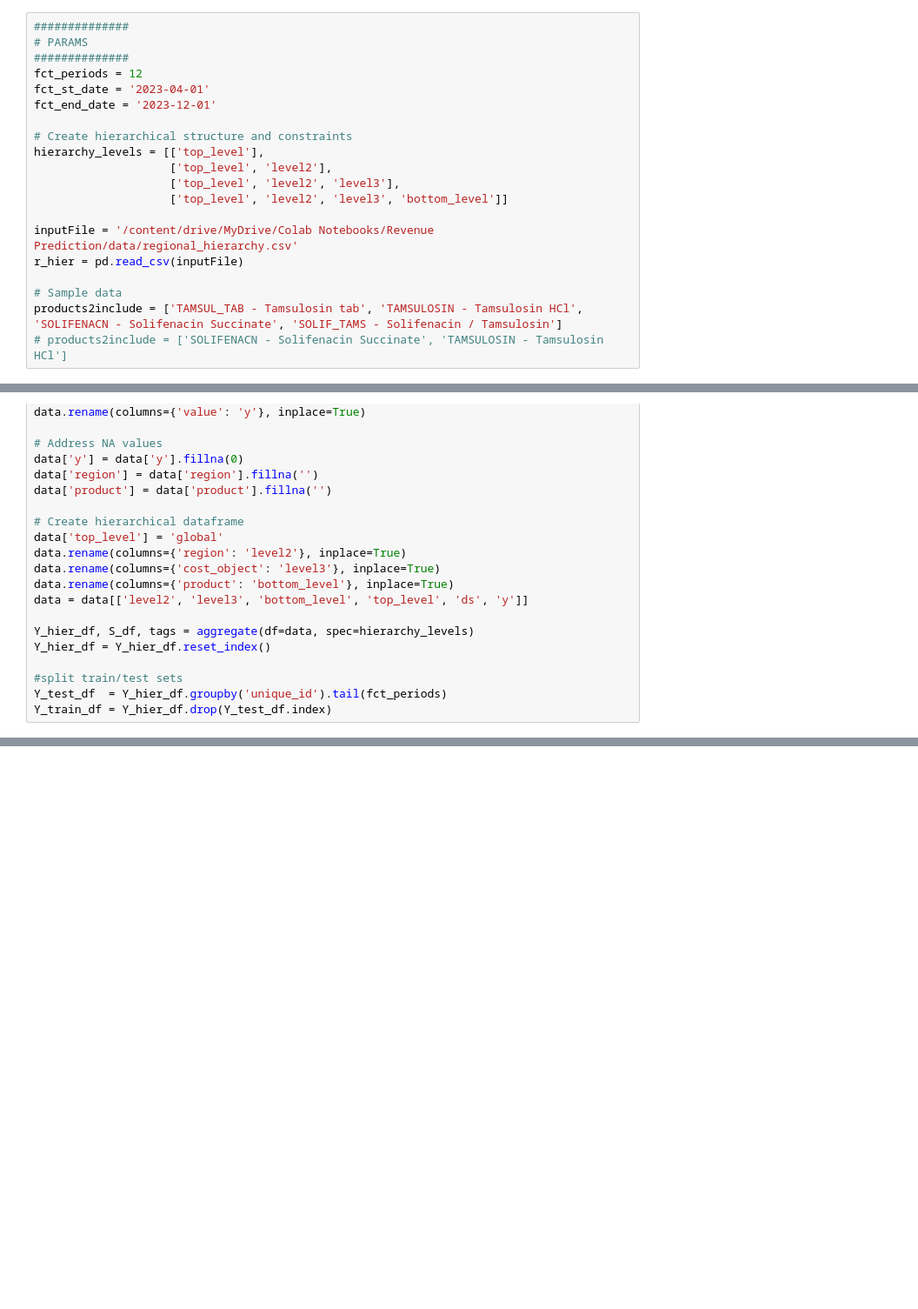
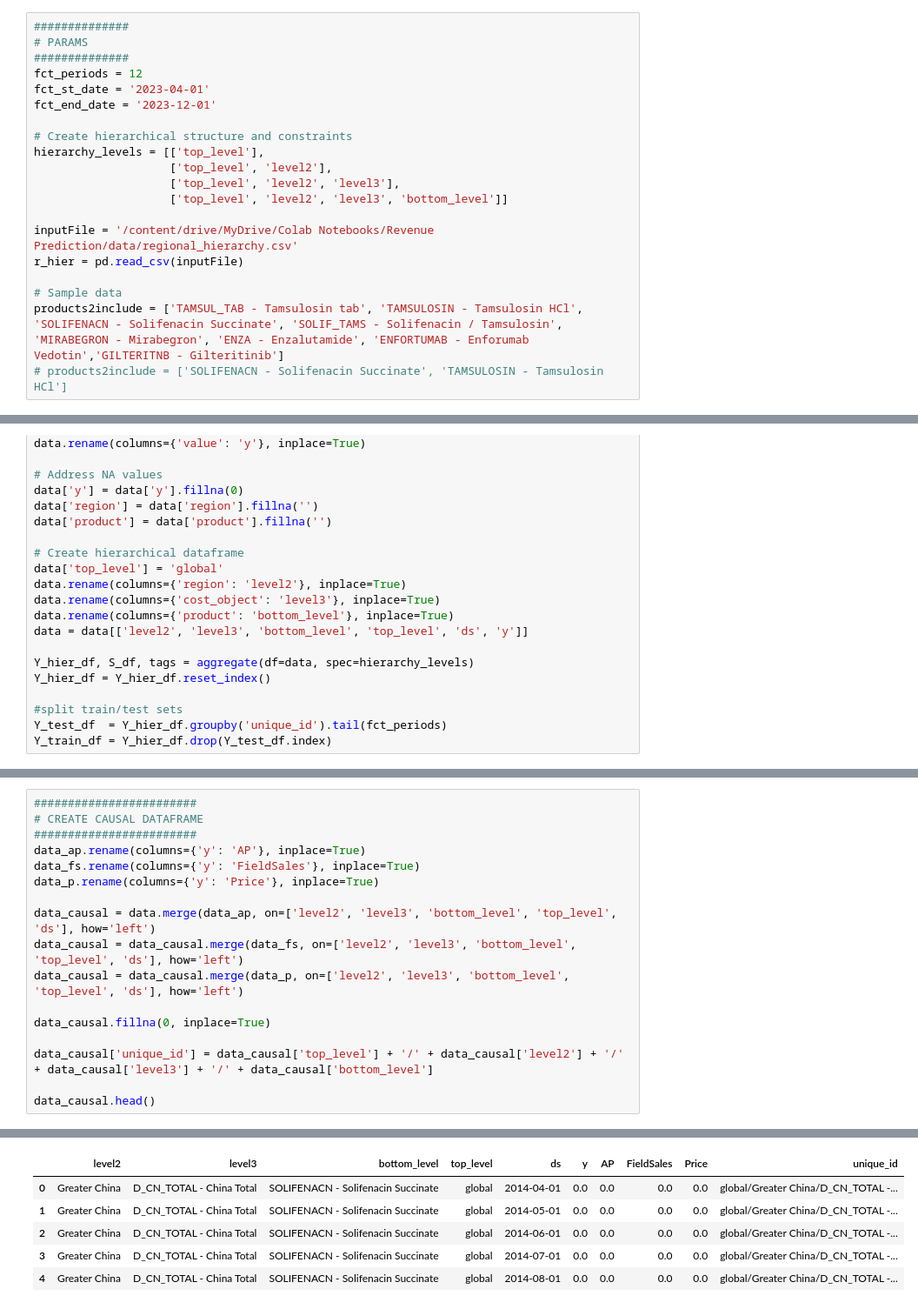
Before and after one commit to achett/Hierarchical-Model, a Jupyter notebook: Bayesian_Hierarchical_Model.ipynb, the cells around one changed output, grey strips where cells are left out. Shown at 87% size. Cells and saved outputs as stored; diff of their text form; blank space fills up the shorter version.

Commit message:
Includes AP, Field Sales and a ARIMAX model

```diff
--- a/Bayesian_Hierarchical_Model.ipynb
+++ b/Bayesian_Hierarchical_Model.ipynb
@@ -67,7 +90,7 @@ inputFile = '/content/drive/MyDrive/Colab Notebooks/Revenue Prediction/data/regi
 r_hier = pd.read_csv(inputFile)
 
 # Sample data
-products2include = ['TAMSUL_TAB - Tamsulosin tab', 'TAMSULOSIN - Tamsulosin HCl', 'SOLIFENACN - Solifenacin Succinate', 'SOLIF_TAMS - Solifenacin / Tamsulosin']
+products2include = ['TAMSUL_TAB - Tamsulosin tab', 'TAMSULOSIN - Tamsulosin HCl', 'SOLIFENACN - Solifenacin Succinate', 'SOLIF_TAMS - Solifenacin / Tamsulosin', 'MIRABEGRON - Mirabegron', 'ENZA - Enzalutamide', 'ENFORTUMAB - Enforumab Vedotin','GILTERITNB - Gilteritinib']
 # products2include = ['SOLIFENACN - Solifenacin Succinate', 'TAMSULOSIN - Tamsulosin HCl']
 # %%
 ##############
@@ -269,0 +315,18 @@ timegpt_fcst_ex_vars_df.head()
+# %%
+########################
+# CREATE CAUSAL DATAFRAME
+########################
+data_ap.rename(columns={'y': 'AP'}, inplace=True)
+data_fs.rename(columns={'y': 'FieldSales'}, inplace=True)
+data_p.rename(columns={'y': 'Price'}, inplace=True)
+
+data_causal = data.merge(data_ap, on=['level2', 'level3', 'bottom_level', 'top_level', 'ds'], how='left')
+data_causal = data_causal.merge(data_fs, on=['level2', 'level3', 'bottom_level', 'top_level', 'ds'], how='left')
+data_causal = data_causal.merge(data_p, on=['level2', 'level3', 'bottom_level', 'top_level', 'ds'], how='left')
+
+data_causal.fillna(0, inplace=True)
+
+data_causal['unique_id'] = data_causal['top_level'] + '/' + data_causal['level2'] + '/' + data_causal['level3'] + '/' + data_causal['bottom_level']
+
+data_causal.head()
+# %% [output]
@@ -269,0 +341,6 @@ timegpt_fcst_ex_vars_df.head()
+|  | level2 | level3 | bottom_level | top_level | ds | y | AP | FieldSales | Price | unique_id |
+| 0 | Greater China | D_CN_TOTAL - China Total | SOLIFENACN - Solifenacin Succinate | global | 2014-04-01 | 0.0 | 0.0 | 0.0 | 0.0 | global/Greater China/D_CN_TOTAL -... |
+| 1 | Greater China | D_CN_TOTAL - China Total | SOLIFENACN - Solifenacin Succinate | global | 2014-05-01 | 0.0 | 0.0 | 0.0 | 0.0 | global/Greater China/D_CN_TOTAL -... |
+| 2 | Greater China | D_CN_TOTAL - China Total | SOLIFENACN - Solifenacin Succinate | global | 2014-06-01 | 0.0 | 0.0 | 0.0 | 0.0 | global/Greater China/D_CN_TOTAL -... |
+| 3 | Greater China | D_CN_TOTAL - China Total | SOLIFENACN - Solifenacin Succinate | global | 2014-07-01 | 0.0 | 0.0 | 0.0 | 0.0 | global/Greater China/D_CN_TOTAL -... |
+| 4 | Greater China | D_CN_TOTAL - China Total | SOLIFENACN - Solifenacin Succinate | global | 2014-08-01 | 0.0 | 0.0 | 0.0 | 0.0 | global/Greater China/D_CN_TOTAL -... |
```
Also changed, not shown: parts of 25 cells of this notebook.
